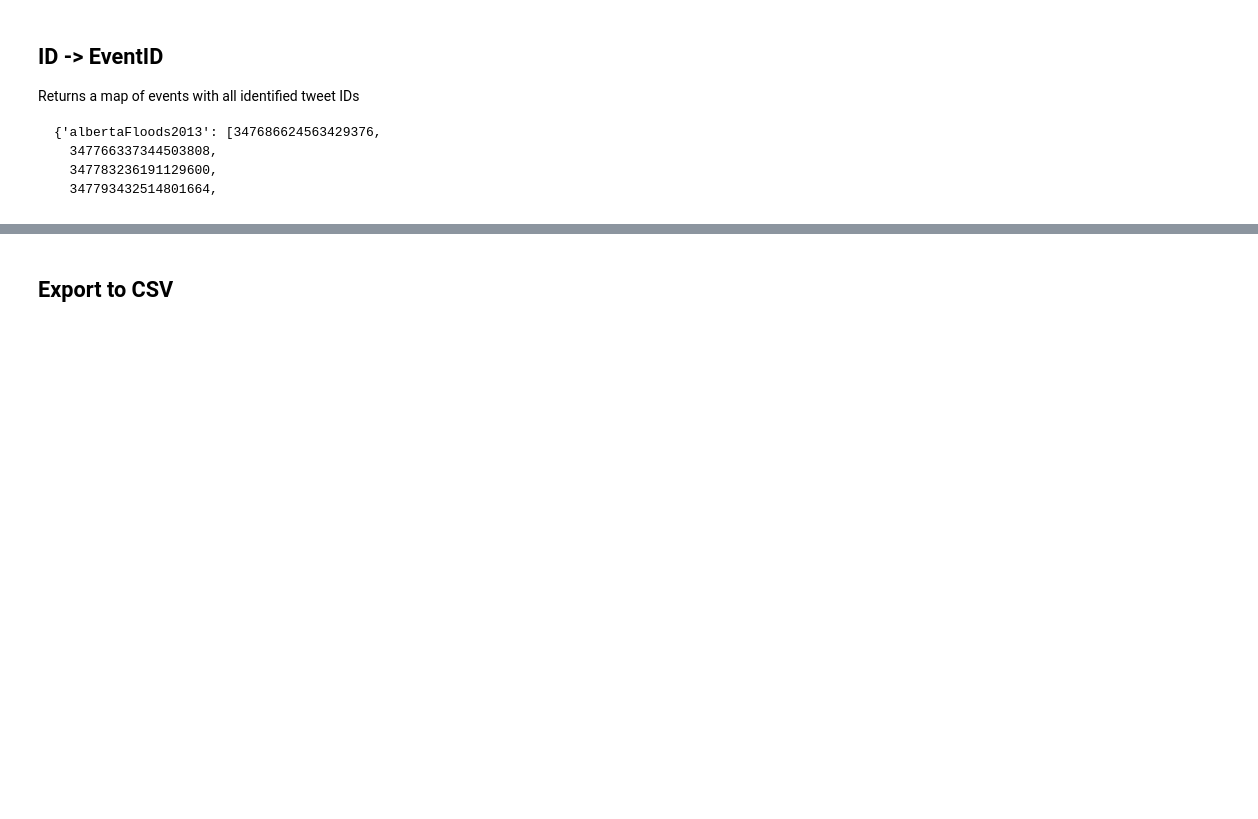
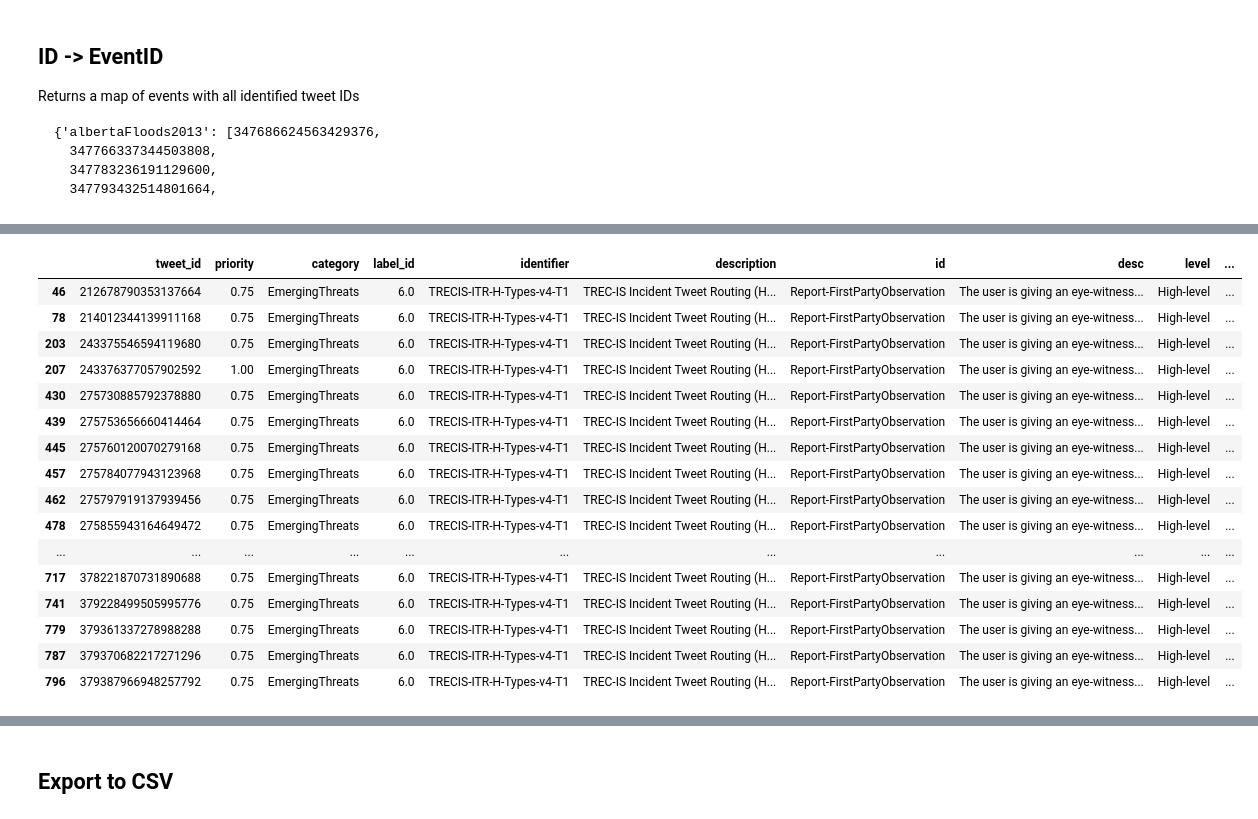
Before and after one commit to glasgowm148/Calamity, a Jupyter notebook: src/python/notebooks/1_b_Load_training_data.ipynb, the cells around one changed output, grey strips where cells are left out. Cells and saved outputs as stored; diff of their text form; code cells hidden in the pictures; blank space fills up the shorter version.

```diff
--- a/src/python/notebooks/1_b_Load_training_data.ipynb
+++ b/src/python/notebooks/1_b_Load_training_data.ipynb
@@ -293,5 +293,5 @@ priority_map = {row["tweet_id"]: row["priority"] for idx, row in priority_df.ite
 eid = pd.DataFrame.from_records([tweet_id_to_category])
 eid = eid.transpose()
 eid = eid.reset_index()
-eid.columns = ['tweet_id', 'event_id']
-#eid
+eid.columns = ['tweet_id', 'label_id']
+eid
@@ -324,0 +365,24 @@ merged_df.shape
+# %%
+df = merged_df
+df.sort_values(by=['label_id'])
+
+
+df.loc[df['label_id'] == 6.0]
+# %% [output]
+|  | tweet_id | priority | category | label_id | identifier | description | id | desc | level | ... |
+| 46 | 212678790353137664 | 0.75 | EmergingThreats | 6.0 | TRECIS-ITR-H-Types-v4-T1 | TREC-IS Incident Tweet Routing (H... | Report-FirstPartyObservation | The user is giving an eye-witness... | High-level | ... |
+| 78 | 214012344139911168 | 0.75 | EmergingThreats | 6.0 | TRECIS-ITR-H-Types-v4-T1 | TREC-IS Incident Tweet Routing (H... | Report-FirstPartyObservation | The user is giving an eye-witness... | High-level | ... |
+| 203 | 243375546594119680 | 0.75 | EmergingThreats | 6.0 | TRECIS-ITR-H-Types-v4-T1 | TREC-IS Incident Tweet Routing (H... | Report-FirstPartyObservation | The user is giving an eye-witness... | High-level | ... |
+| 207 | 243376377057902592 | 1.00 | EmergingThreats | 6.0 | TRECIS-ITR-H-Types-v4-T1 | TREC-IS Incident Tweet Routing (H... | Report-FirstPartyObservation | The user is giving an eye-witness... | High-level | ... |
+| 430 | 275730885792378880 | 0.75 | EmergingThreats | 6.0 | TRECIS-ITR-H-Types-v4-T1 | TREC-IS Incident Tweet Routing (H... | Report-FirstPartyObservation | The user is giving an eye-witness... | High-level | ... |
+| 439 | 275753656660414464 | 0.75 | EmergingThreats | 6.0 | TRECIS-ITR-H-Types-v4-T1 | TREC-IS Incident Tweet Routing (H... | Report-FirstPartyObservation | The user is giving an eye-witness... | High-level | ... |
+| 445 | 275760120070279168 | 0.75 | EmergingThreats | 6.0 | TRECIS-ITR-H-Types-v4-T1 | TREC-IS Incident Tweet Routing (H... | Report-FirstPartyObservation | The user is giving an eye-witness... | High-level | ... |
+| 457 | 275784077943123968 | 0.75 | EmergingThreats | 6.0 | TRECIS-ITR-H-Types-v4-T1 | TREC-IS Incident Tweet Routing (H... | Report-FirstPartyObservation | The user is giving an eye-witness... | High-level | ... |
+| 462 | 275797919137939456 | 0.75 | EmergingThreats | 6.0 | TRECIS-ITR-H-Types-v4-T1 | TREC-IS Incident Tweet Routing (H... | Report-FirstPartyObservation | The user is giving an eye-witness... | High-level | ... |
+| 478 | 275855943164649472 | 0.75 | EmergingThreats | 6.0 | TRECIS-ITR-H-Types-v4-T1 | TREC-IS Incident Tweet Routing (H... | Report-FirstPartyObservation | The user is giving an eye-witness... | High-level | ... |
+| ... | ... | ... | ... | ... | ... | ... | ... | ... | ... | ... |
+| 717 | 378221870731890688 | 0.75 | EmergingThreats | 6.0 | TRECIS-ITR-H-Types-v4-T1 | TREC-IS Incident Tweet Routing (H... | Report-FirstPartyObservation | The user is giving an eye-witness... | High-level | ... |
+| 741 | 379228499505995776 | 0.75 | EmergingThreats | 6.0 | TRECIS-ITR-H-Types-v4-T1 | TREC-IS Incident Tweet Routing (H... | Report-FirstPartyObservation | The user is giving an eye-witness... | High-level | ... |
+| 779 | 379361337278988288 | 0.75 | EmergingThreats | 6.0 | TRECIS-ITR-H-Types-v4-T1 | TREC-IS Incident Tweet Routing (H... | Report-FirstPartyObservation | The user is giving an eye-witness... | High-level | ... |
+| 787 | 379370682217271296 | 0.75 | EmergingThreats | 6.0 | TRECIS-ITR-H-Types-v4-T1 | TREC-IS Incident Tweet Routing (H... | Report-FirstPartyObservation | The user is giving an eye-witness... | High-level | ... |
+| 796 | 379387966948257792 | 0.75 | EmergingThreats | 6.0 | TRECIS-ITR-H-Types-v4-T1 | TREC-IS Incident Tweet Routing (H... | Report-FirstPartyObservation | The user is giving an eye-witness... | High-level | ... |
```
Also changed, not shown: parts of 7 cells of this notebook, 25 other files.
